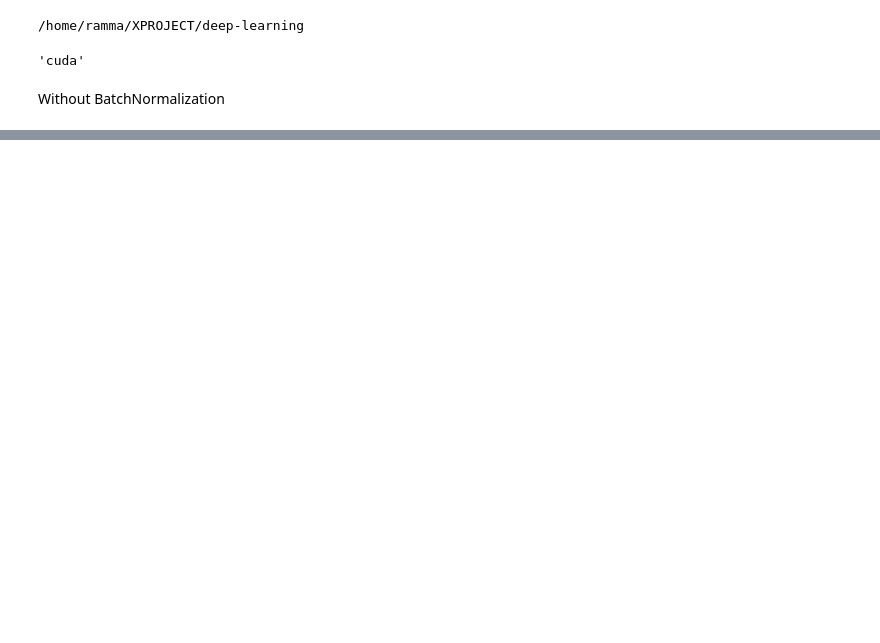
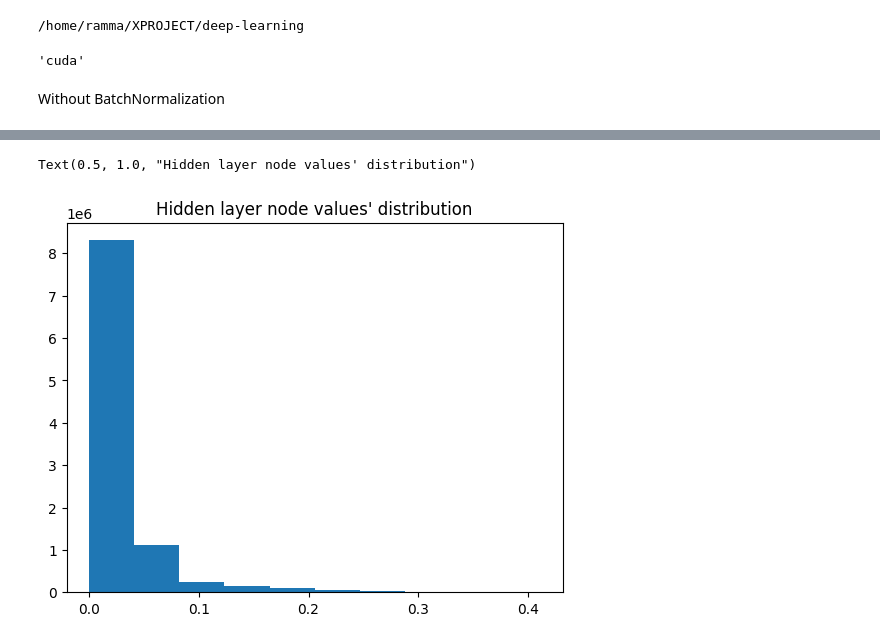
Before and after one commit to rammahayufitra/DeepLearning-Lesson, a Jupyter notebook: ANN-BATCH-NORMALIZATION.ipynb, the cells around one changed output, grey strips where cells are left out. Saved outputs shown, nothing was run; the diff lists cells and outputs as text; code cells hidden in the pictures; blank space fills up the shorter version.

Commit message:
BATCH-NORAMILAZTION

```diff
--- a/ANN-BATCH-NORMALIZATION.ipynb
+++ b/ANN-BATCH-NORMALIZATION.ipynb
@@ -94,3 +94,31 @@ def accuracy(x, y, model):
     return is_correct.cpu().numpy().tolist()
 
 model, loss_fn, optimizer = get_model()
+# %%
+train_losses, train_accuracies = [], []
+val_losses, val_accuracies = [], []
+for epoch in range(100):
+    print(epoch)
+    train_epoch_losses, train_epoch_accuracies = [], []
+    for ix, batch in enumerate(iter(trn_dl)):
+        x, y = batch
+        batch_loss = train_batch(x, y, model, optimizer, loss_fn)
+        train_epoch_losses.append(batch_loss)
+    train_epoch_loss = np.array(train_epoch_losses).mean()
+
+    for ix, batch in enumerate(iter(trn_dl)):
+        x, y = batch
+        is_correct = accuracy(x, y, model)
+        train_epoch_accuracies.extend(is_correct)
+    train_epoch_accuracy = np.mean(train_epoch_accuracies)
+
+    for ix, batch in enumerate(iter(val_dl)):
+        x, y = batch
+        val_is_correct = accuracy(x, y, model)
+        validation_loss = val_loss(x, y, model)
+    val_epoch_accuracy = np.mean(val_is_correct)
+
+    train_losses.append(train_epoch_loss)
+    train_accuracies.append(train_epoch_accuracy)
+    val_losses.append(validation_loss)
+    val_accuracies.append(val_epoch_accuracy)
@@ -96,0 +174,6 @@ model, loss_fn, optimizer = get_model()
+# %%
+plt.hist(model(x)[1].cpu().detach().numpy().flatten())
+plt.title("Hidden layer node values' distribution")
+# %% [output]
+Text(0.5, 1.0, "Hidden layer node values' distribution")
+[figure, added]
```
Also changed, not shown: parts of 11 cells of this notebook.
